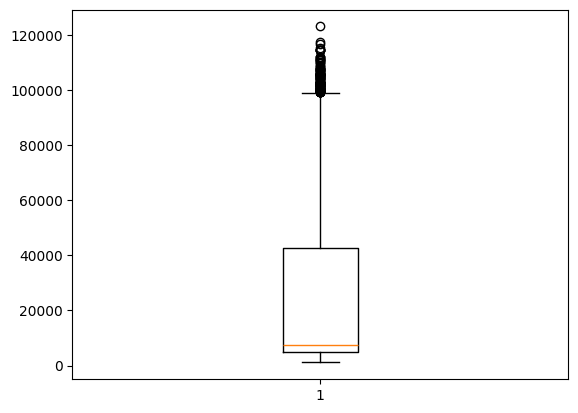
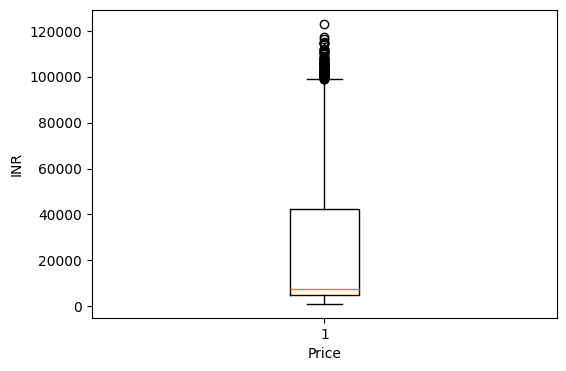
The change to this notebook cell's code, shown as a diff; its figure went from the first image to the second:
--- before
+++ after
@@ -1,2 +1,5 @@
+plt.figure(figsize=(6, 4))
 plt.boxplot(df['price'])
+plt.xlabel('Price')
+plt.ylabel('INR')
 plt.show()

Commit: Adjusted repo structure. Continued EDA. Wrote functions to be used in preprocessing (feature pipeline).